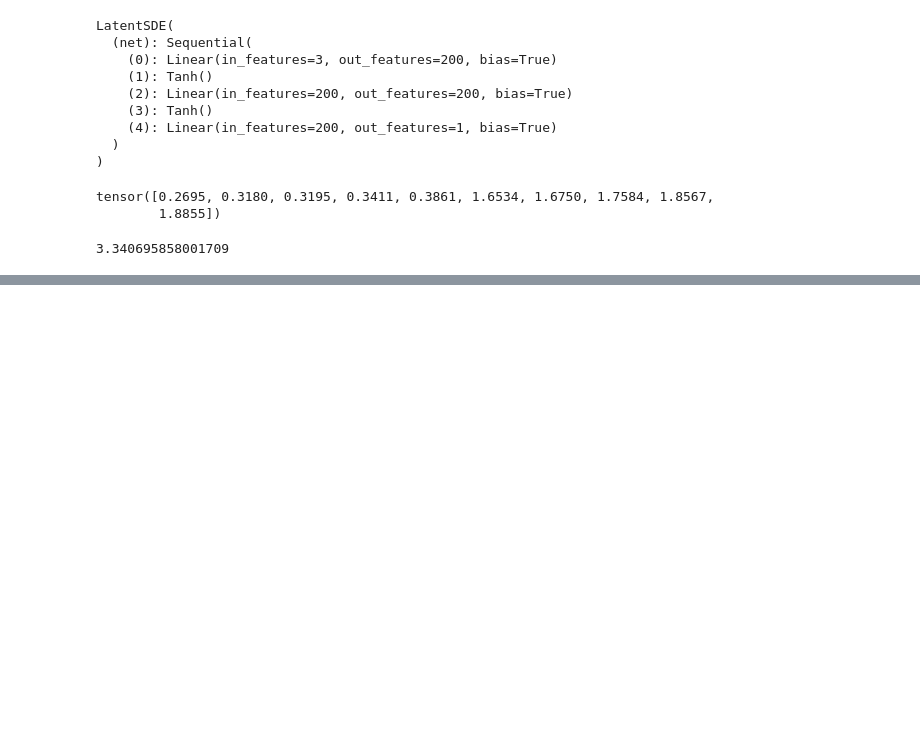
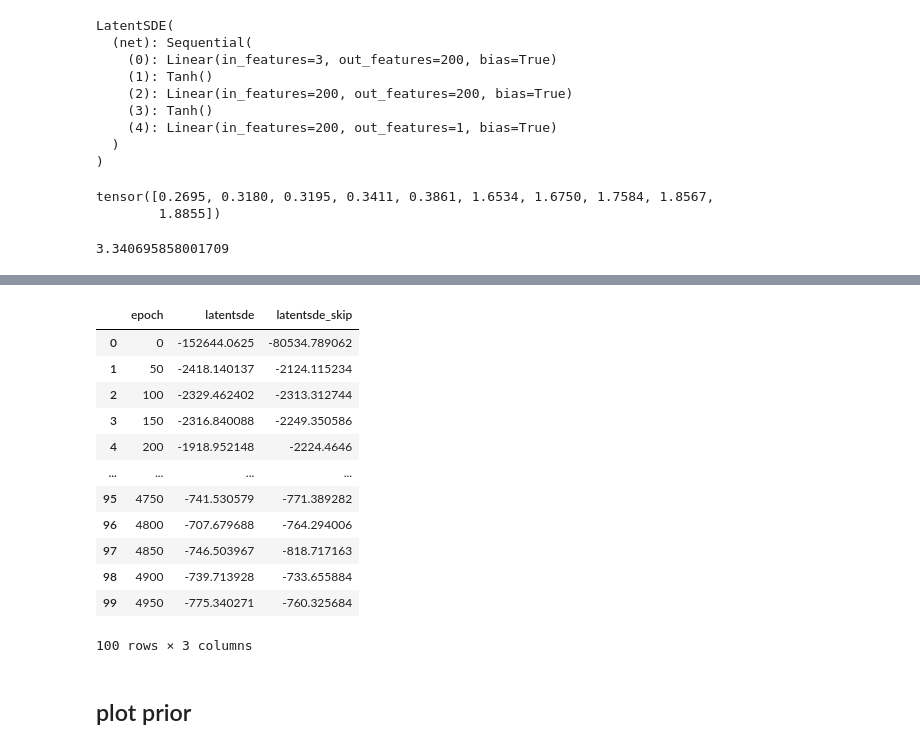
Before and after one commit to harrisonzhu508/torchsde, a Jupyter notebook: scripts/gp_1d/gp.ipynb, the cells around one changed output, grey strips where cells are left out. Cells and saved outputs as stored; diff of their text form; code cells hidden in the pictures; blank space fills up the shorter version.

```diff
--- a/scripts/gp_1d/gp.ipynb
+++ b/scripts/gp_1d/gp.ipynb
@@ -450,0 +451,16 @@ plt.legend(loc="lower right")
+# %%
+df_elbo
+# %% [output]
+|  | epoch | latentsde | latentsde_skip |
+| 0 | 0 | -152644.0625 | -80534.789062 |
+| 1 | 50 | -2418.140137 | -2124.115234 |
+| 2 | 100 | -2329.462402 | -2313.312744 |
+| 3 | 150 | -2316.840088 | -2249.350586 |
+| 4 | 200 | -1918.952148 | -2224.4646 |
+| ... | ... | ... | ... |
+| 95 | 4750 | -741.530579 | -771.389282 |
+| 96 | 4800 | -707.679688 | -764.294006 |
+| 97 | 4850 | -746.503967 | -818.717163 |
+| 98 | 4900 | -739.713928 | -733.655884 |
+| 99 | 4950 | -775.340271 | -760.325684 |
+100 rows × 3 columns
@@ -450,0 +491,2 @@ plt.legend(loc="lower right")
+# %% [markdown]
+## plot prior
```
Also changed, not shown: parts of 8 cells of this notebook, 2 other files.
